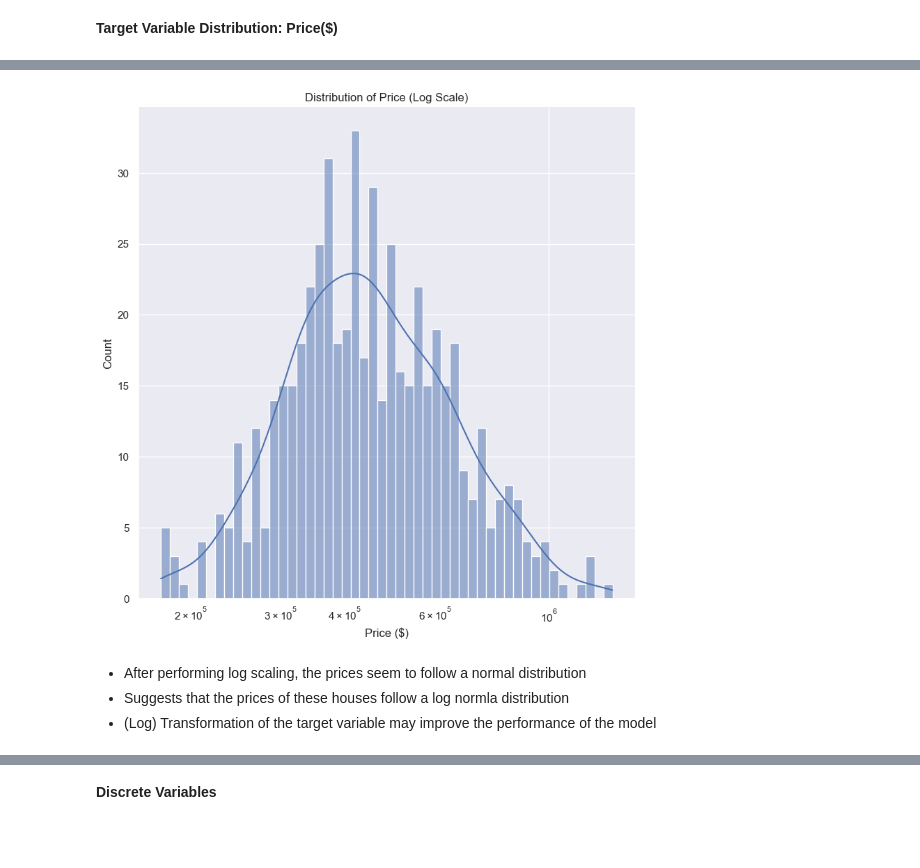
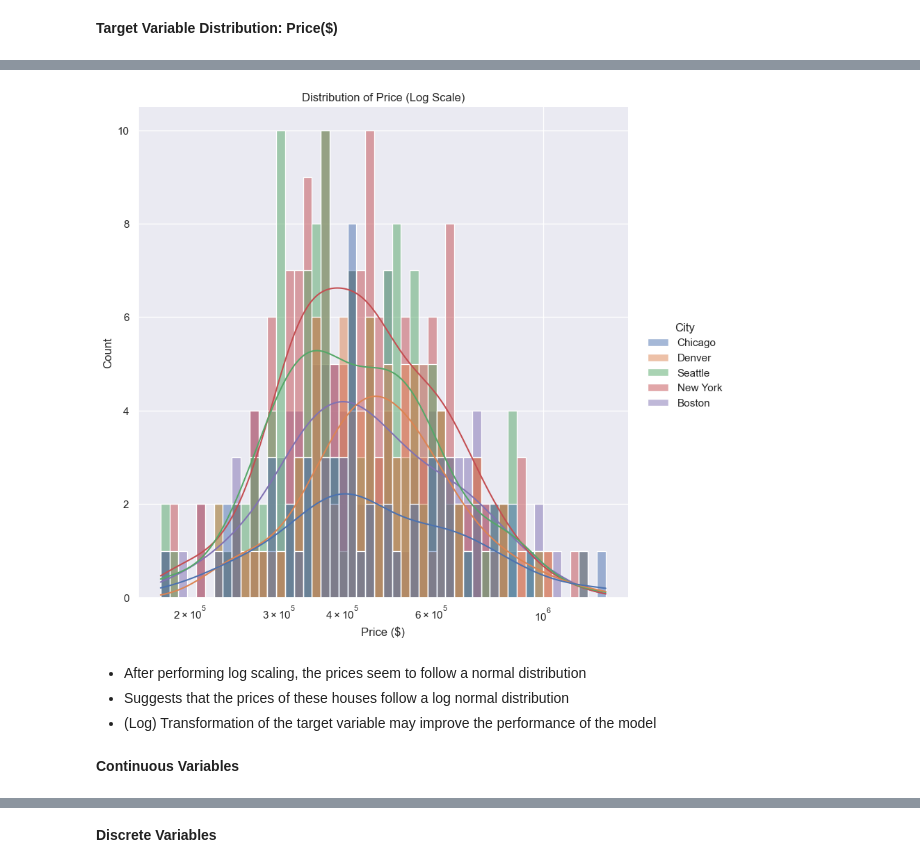
Before and after one commit to lzklucas/SP, a Jupyter notebook: Y2S1/AIML/CA1/reports/Regression/AIML_CA1(Regression).ipynb, the cells around one changed output, grey strips where cells are left out. Cells and saved outputs as stored; diff of their text form; code cells hidden in the pictures; blank space fills up the shorter version.

```diff
--- a/Y2S1/AIML/CA1/reports/Regression/AIML_CA1(Regression).ipynb
+++ b/Y2S1/AIML/CA1/reports/Regression/AIML_CA1(Regression).ipynb
@@ -267,12 +343,14 @@ plt.show()
 - Most houses are less than $700K USD, but some house can cost up to over $1.2M USD
 - Let's try to deskew it using a log scaler
 # %%
-sns.displot(data=housing_eda, x="Price ($)", kde=True, log_scale=True, bins=50, height = 8)
+sns.displot(data=housing_eda, x="Price ($)", kde=True, hue="City", log_scale=True, bins=50, height = 8)
 plt.title("Distribution of Price (Log Scale)")
 plt.show()
 # %% [output]
-[figure, old version]
+[figure, new version]
 # %% [markdown]
 - After performing log scaling, the prices seem to follow a normal distribution
-- Suggests that the prices of these houses follow a log normla distribution
+- Suggests that the prices of these houses follow a log normal distribution
 - (Log) Transformation of the target variable may improve the performance of the model
+# %% [markdown]
+**Continuous Variables**
```
Also changed, not shown: parts of 180 cells of this notebook, 20 other files.
